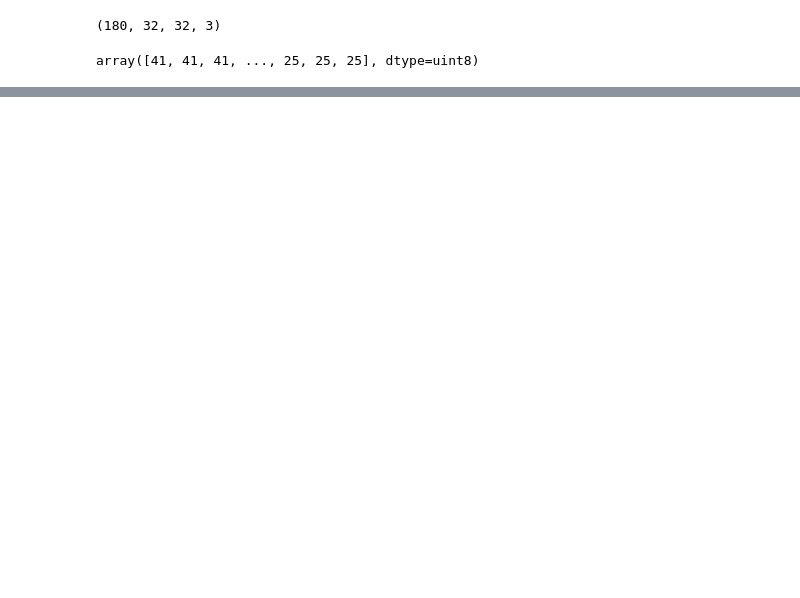
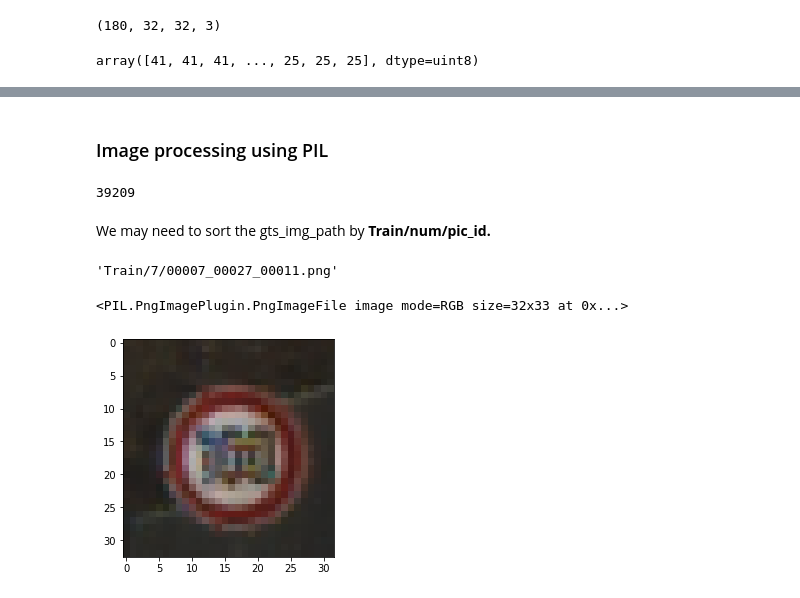
Before and after one commit to S-Ngigi/ML, a Jupyter notebook: TrafficSign.ipynb, the cells around one changed output, grey strips where cells are left out. Saved outputs shown, nothing was run; the diff lists cells and outputs as text; code cells hidden in the pictures; blank space fills up the shorter version.

Commit message:
Fiddling with Zipped images

```diff
--- a/TrafficSign.ipynb
+++ b/TrafficSign.ipynb
@@ -261,0 +287,7 @@ array([41, 41, 41, ..., 25, 25, 25], dtype=uint8)
+# %%
+import os
+import zipfile as zp
+
+gts_zip = zp.ZipFile('gtsrb-german-traffic-sign.zip', 'r')
+gts_dirs = list(set([os.path.dirname(x) for x in gts_zip.namelist()]))
+topDirs = [os.path.split(x)[0] for x in gts_dirs]
@@ -261,0 +347,2 @@ array([41, 41, 41, ..., 25, 25, 25], dtype=uint8)
+# %% [markdown]
+### Image processing using PIL
@@ -261,0 +360,18 @@ array([41, 41, 41, ..., 25, 25, 25], dtype=uint8)
+# %%
+gts_img_path = list(set([x for x in gts_zip.namelist() if x.endswith(".png") and 'Train' in x]))
+len(gts_img_path)
+# %% [output]
+39209
+# %% [markdown]
+We may need to sort the gts_img_path by **Train/num/pic_id.**
+# %%
+gts_img_path[0]
+# %% [output]
+'Train/7/00007_00027_00011.png'
+# %%
+img_zip = gts_zip.read(gts_img_path[0])
+img_enc = BytesIO(img_zip)
+img = Image.open(img_enc)
+print(img)
+# %% [output]
+<PIL.PngImagePlugin.PngImageFile image mode=RGB size=32x33 at 0x...>
@@ -261,0 +380,8 @@ array([41, 41, 41, ..., 25, 25, 25], dtype=uint8)
+# %%
+import matplotlib.image as mpimg
+
+img = mpimg.imread(gts_zip.open(gts_img_path[0]))
+# print(img)
+imgplot = plt.imshow(img)
+# %% [output]
+[figure, added]
```
Also changed, not shown: parts of 15 cells of this notebook.
